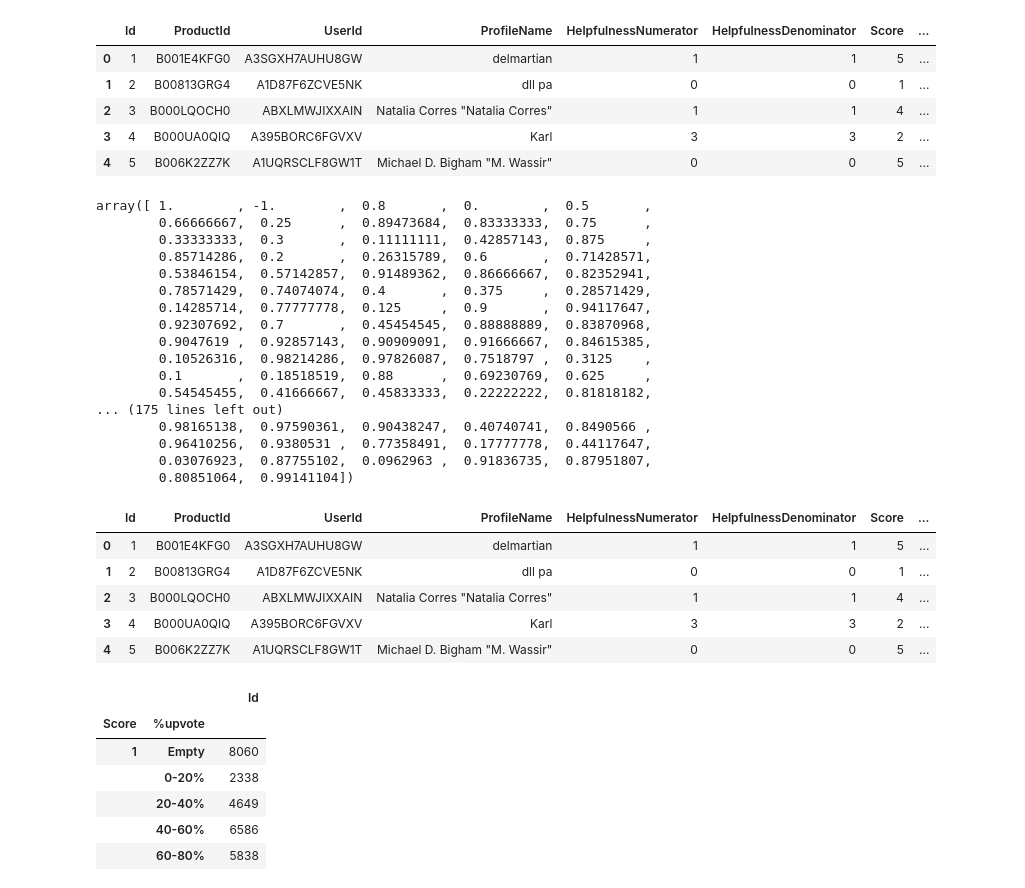
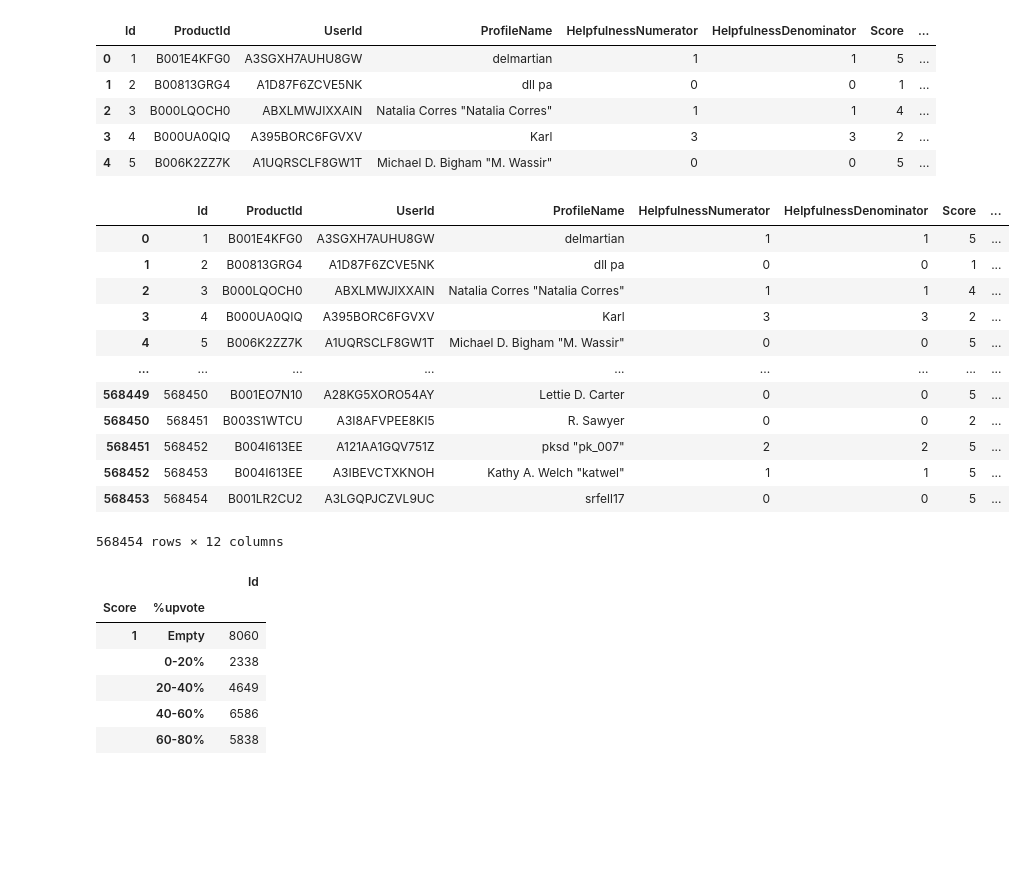
Before and after one commit to dhanush-suresh/SentimentAnalysis, a Jupyter notebook: SentimentAnalysis.ipynb, the cells around one changed output. Drawn from its saved outputs; the diff is of its cells as text; code cells hidden in the pictures; blank space fills up the shorter version.

```diff
--- a/SentimentAnalysis.ipynb
+++ b/SentimentAnalysis.ipynb
@@ -53,36 +63,25 @@ data.head()
 | 3 | 4 | B000UA0QIQ | A395BORC6FGVXV | Karl | 3 | 3 | 2 | ... |
 | 4 | 5 | B006K2ZZ7K | A1UQRSCLF8GW1T | Michael D. Bigham "M. Wassir" | 0 | 0 | 5 | ... |
 # %%
-data['Helpful %'].unique()
+# data['Helpful %'].unique()
-# %% [output]
-array([ 1.        , -1.        ,  0.8       ,  0.        ,  0.5       ,
-        0.66666667,  0.25      ,  0.89473684,  0.83333333,  0.75      ,
-        0.33333333,  0.3       ,  0.11111111,  0.42857143,  0.875     ,
-        0.85714286,  0.2       ,  0.26315789,  0.6       ,  0.71428571,
-        0.53846154,  0.57142857,  0.91489362,  0.86666667,  0.82352941,
-        0.78571429,  0.74074074,  0.4       ,  0.375     ,  0.28571429,
-        0.14285714,  0.77777778,  0.125     ,  0.9       ,  0.94117647,
-        0.92307692,  0.7       ,  0.45454545,  0.88888889,  0.83870968,
-        0.9047619 ,  0.92857143,  0.90909091,  0.91666667,  0.84615385,
-        0.10526316,  0.98214286,  0.97826087,  0.7518797 ,  0.3125    ,
-        0.1       ,  0.18518519,  0.88      ,  0.69230769,  0.625     ,
-        0.54545455,  0.41666667,  0.45833333,  0.22222222,  0.81818182,
-... (175 lines left out)
-        0.98165138,  0.97590361,  0.90438247,  0.40740741,  0.8490566 ,
-        0.96410256,  0.9380531 ,  0.77358491,  0.17777778,  0.44117647,
-        0.03076923,  0.87755102,  0.0962963 ,  0.91836735,  0.87951807,
-        0.80851064,  0.99141104])
 # %%
 data['%upvote'] = pd.cut( data['Helpful %'] , bins = [-1, 0, 0.2, 0.4, 0.6, 0.8, 1.0], labels = ['Empty','0-20%', '20-40%', '40-60%', '60-80%', '80-100%'])
 # %%
-data.head()
+data
 # %% [output]
 |  | Id | ProductId | UserId | ProfileName | HelpfulnessNumerator | HelpfulnessDenominator | Score | ... |
 | 0 | 1 | B001E4KFG0 | A3SGXH7AUHU8GW | delmartian | 1 | 1 | 5 | ... |
 | 1 | 2 | B00813GRG4 | A1D87F6ZCVE5NK | dll pa | 0 | 0 | 1 | ... |
 | 2 | 3 | B000LQOCH0 | ABXLMWJIXXAIN | Natalia Corres "Natalia Corres" | 1 | 1 | 4 | ... |
 | 3 | 4 | B000UA0QIQ | A395BORC6FGVXV | Karl | 3 | 3 | 2 | ... |
 | 4 | 5 | B006K2ZZ7K | A1UQRSCLF8GW1T | Michael D. Bigham "M. Wassir" | 0 | 0 | 5 | ... |
+| ... | ... | ... | ... | ... | ... | ... | ... | ... |
+| 568449 | 568450 | B001EO7N10 | A28KG5XORO54AY | Lettie D. Carter | 0 | 0 | 5 | ... |
+| 568450 | 568451 | B003S1WTCU | A3I8AFVPEE8KI5 | R. Sawyer | 0 | 0 | 2 | ... |
+| 568451 | 568452 | B004I613EE | A121AA1GQV751Z | pksd "pk_007" | 2 | 2 | 5 | ... |
+| 568452 | 568453 | B004I613EE | A3IBEVCTXKNOH | Kathy A. Welch "katwel" | 1 | 1 | 5 | ... |
+| 568453 | 568454 | B001LR2CU2 | A3LGQPJCZVL9UC | srfell17 | 0 | 0 | 5 | ... |
+568454 rows × 12 columns
 # %%
 data.groupby(['Score', '%upvote']).agg({'Id':'count'})
 # %% [output]
```
Also changed, not shown: parts of 45 cells of this notebook.
